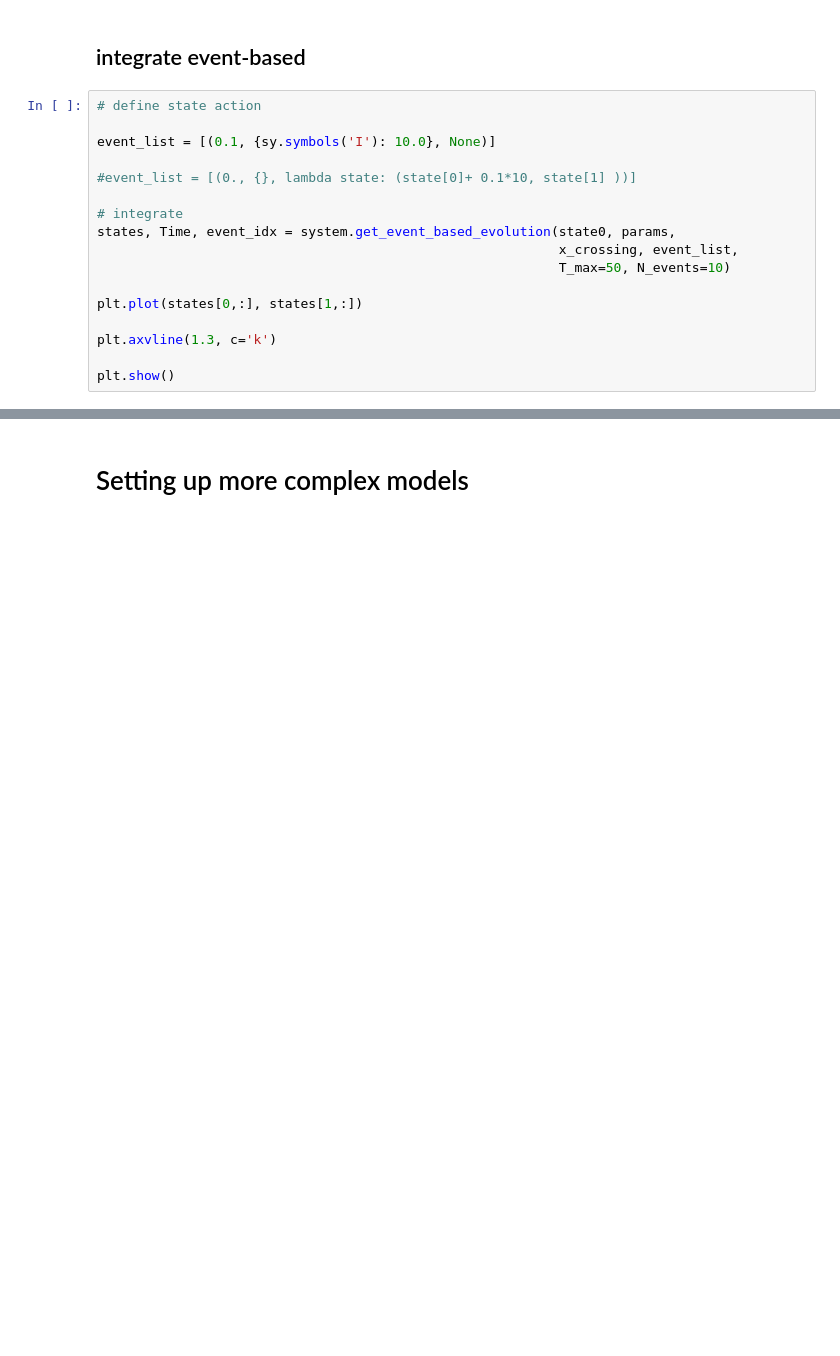
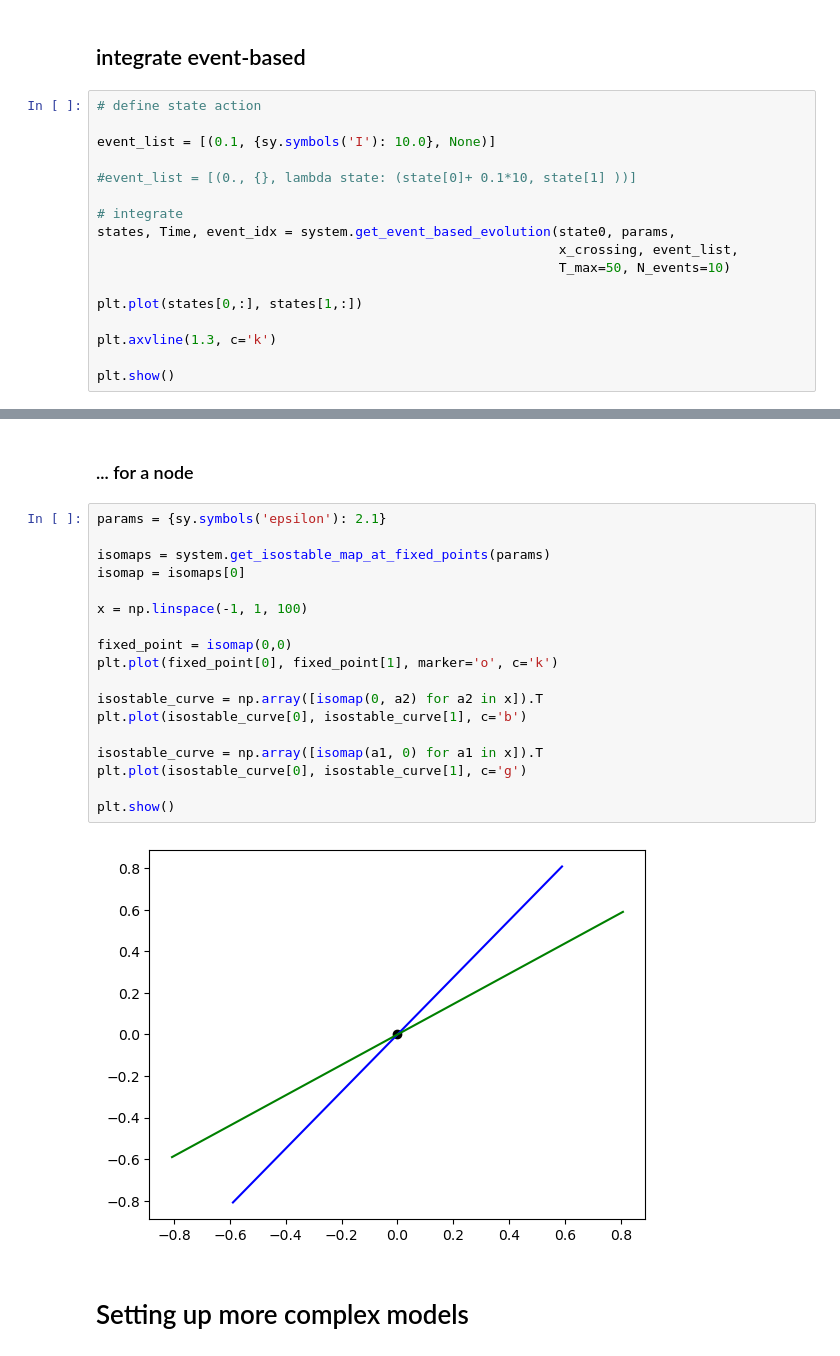
Before and after one commit to KlausMau/symODE, a Jupyter notebook: TUTORIAL - dynamical systems.ipynb, the cells around one changed output, grey strips where cells are left out. Cells and saved outputs as stored; diff of their text form; blank space fills up the shorter version.

```diff
--- a/TUTORIAL - dynamical systems.ipynb
+++ b/TUTORIAL - dynamical systems.ipynb
@@ -122,3 +144,25 @@ plt.show()
+# %% [markdown]
+### ... for a node
+# %%
+params = {sy.symbols('epsilon'): 2.1}
+
+isomaps = system.get_isostable_map_at_fixed_points(params)
+isomap = isomaps[0]
+
+x = np.linspace(-1, 1, 100)
+
+fixed_point = isomap(0,0)
+plt.plot(fixed_point[0], fixed_point[1], marker='o', c='k')
+
+isostable_curve = np.array([isomap(0, a2) for a2 in x]).T
+plt.plot(isostable_curve[0], isostable_curve[1], c='b')
+
+isostable_curve = np.array([isomap(a1, 0) for a1 in x]).T
+plt.plot(isostable_curve[0], isostable_curve[1], c='g')
+
+plt.show()
+# %% [output]
+[figure, added]
 # %% [markdown]
 # Setting up more complex models
 # %% [markdown]
```
Also changed, not shown: parts of 4 cells of this notebook.
